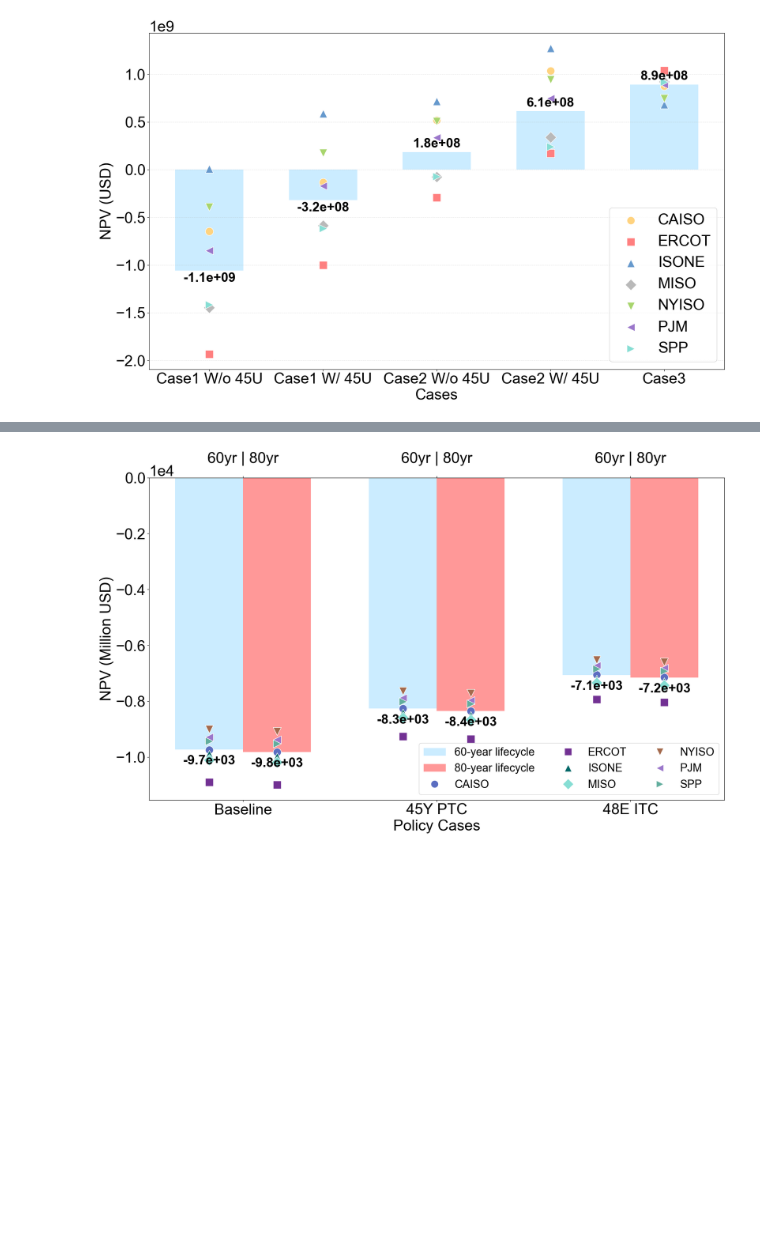
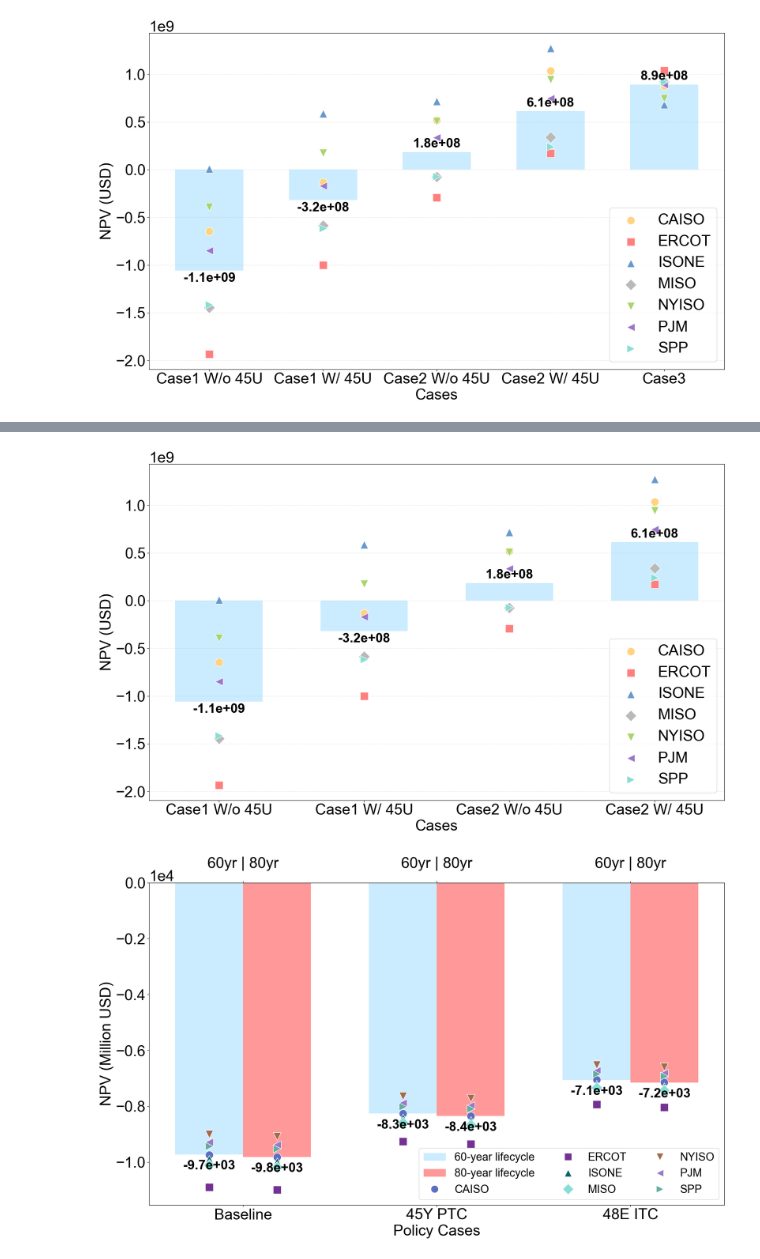
Before and after one commit to Henryutd2021/NPPH2, a Jupyter notebook: plotting/plotting.ipynb, the cells around one changed output, grey strips where cells are left out. Saved outputs shown, nothing was run; the diff lists cells and outputs as text; code cells hidden in the pictures; blank space fills up the shorter version.

```diff
--- a/plotting/plotting.ipynb
+++ b/plotting/plotting.ipynb
@@ -761,3 +761,86 @@ CAISO:
   case2_npv_usd_with_45u: 2.38e+08
   case3_npv_usd: 9.18e+08
 [figure]
+# %%
+df = pd.read_excel('plotting data.xlsx', sheet_name='Cases NPV')
+
+data_columns = ['case1_npv_usd_no_45u', 'case1_npv_usd_with_45u',
+                'case2_npv_usd_no_45u', 'case2_npv_usd_with_45u']
+
+overall_means = df[data_columns].mean()
+
+region_means = df.groupby('iso_region')[data_columns].mean()
+
+plt.figure(figsize=(18, 11.29))
+
+x = np.arange(len(data_columns))
+width = 0.6
+
+colors = ['#BEE8FF', '#FFD37F', '#FF7F7F', '#6699CD', '#B9B9B9', '#A8D56D', '#9B77CB', '#86DED4']
+
+bars = plt.bar(x, overall_means.values, width, alpha=0.8, color=colors[0]
+               )
+
+markers = ['o', 's', '^', 'D', 'v', '<', '>', 'p', '*', 'h']
+region_colors = colors[1:]
+
+for i, col in enumerate(data_columns):
+    for j, (region, row) in enumerate(region_means.iterrows()):
+        plt.scatter(i, row[col],
+                    marker=markers[j % len(markers)],
+                    color=region_colors[j % len(region_colors)],
+                    s=250,
+                    edgecolor='white',
+                    linewidth=1,
+                    label=region if i == 0 else "")
+
+plt.xlabel('Cases')
+plt.ylabel('NPV (USD)')
+
+labels = ['Case1 W/o 45U', 'Case1 W/ 45U', 'Case2 W/o 45U', 'Case2 W/ 45U']
+plt.xticks(x, labels)
+
+plt.grid(axis='y', alpha=0.3, linestyle='--')
+
+
+ax = plt.gca()
+ax.ticklabel_format(style='scientific', axis='y', scilimits=(0,0))
+
+offset = overall_means.abs().max() * 0.02
+
+for bar in bars:
+    height = bar.get_height()
+
+    if height >= 0:
+        y_pos = height + offset
+        va = 'bottom'
+    else:
+        y_pos = height - offset
+        va = 'top'
+
+    plt.text(bar.get_x() + bar.get_width() / 2,
+             y_pos,
+             f'{height:.1e}',
+             ha='center',
+             va=va,
+             fontweight='bold')
+
+plt.legend(loc='best', frameon=True, ncol=1)
+
+plt.tight_layout()
+
+# plt.show()
+plt.savefig('../output/figs/npv_cases.pdf', bbox_inches='tight')
+
+print("Overall Mean Values:")
+print("-" * 40)
+for col, mean_val in overall_means.items():
+    print(f"{col}: {mean_val:.2e}")
+
+print("\nRegion-wise Mean Values:")
+print("-" * 40)
+for region in region_means.index:
+    print(f"\n{region}:")
+    for col in data_columns:
+        print(f"  {col}: {region_means.loc[region, col]:.2e}")
+# %% [output]
@@ -764,3 +864,4 @@ CAISO:
+[figure, added]
 # %%
 
 # Read Excel file
```
Also changed, not shown: parts of 14 cells of this notebook, 39 other files.
